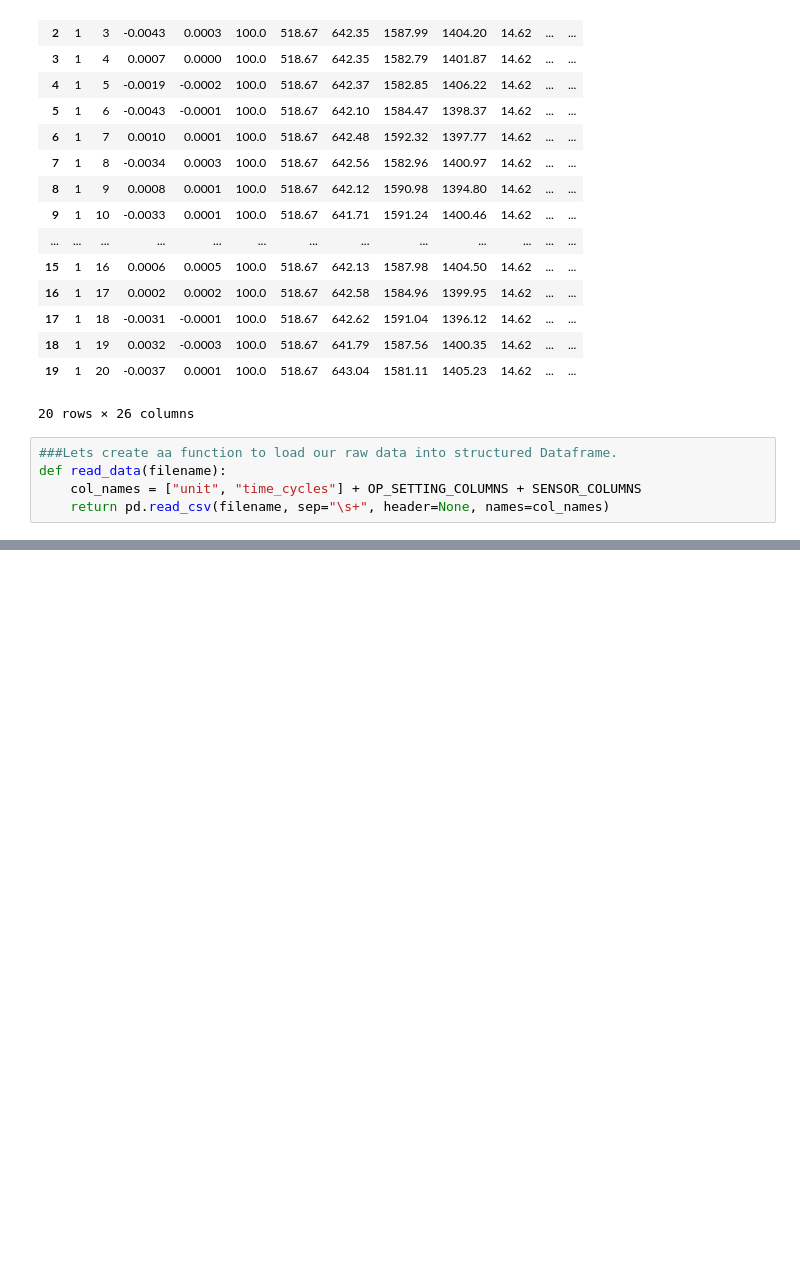
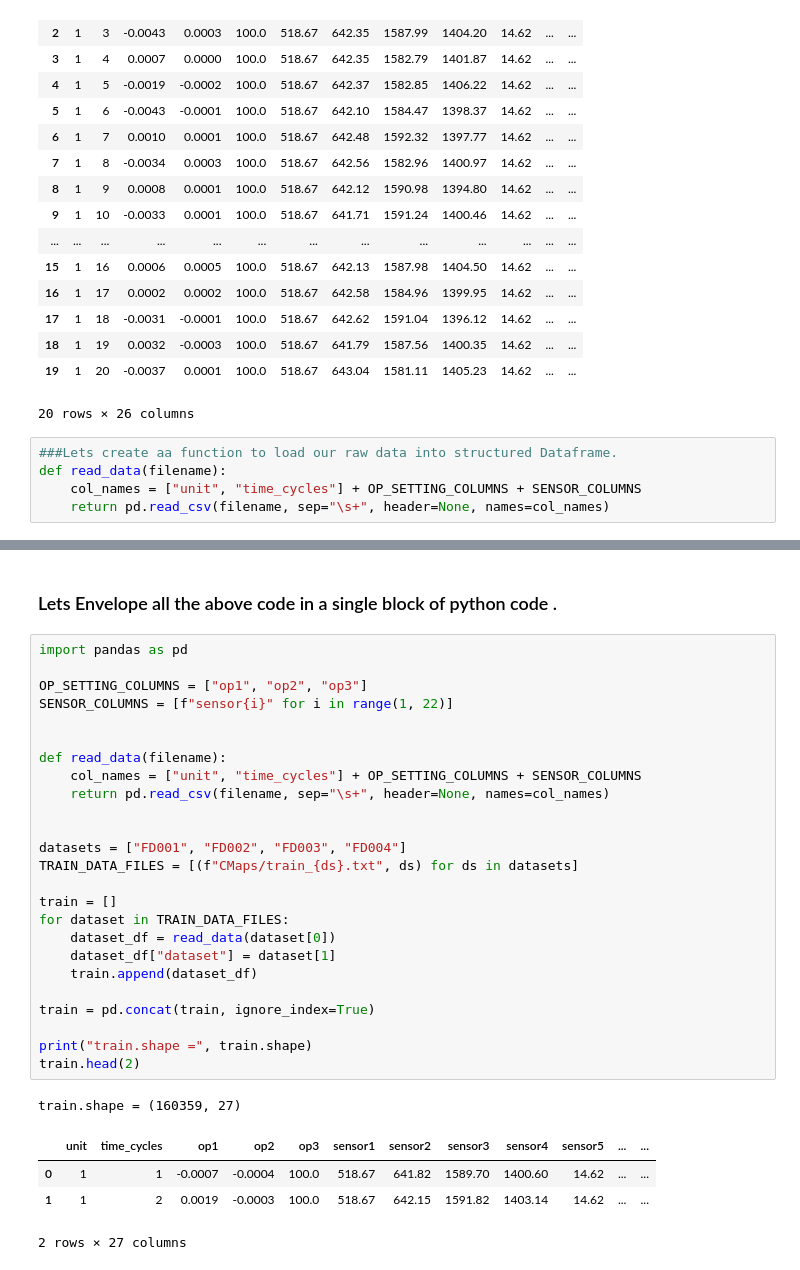
Before and after one commit to AmanSah17/Turbofan-Engine-Remaining_Useful_Life, a Jupyter notebook: raw_data.ipynb, the cells around one changed output, grey strips where cells are left out. Saved outputs shown, nothing was run; the diff lists cells and outputs as text; blank space fills up the shorter version.

```diff
--- a/raw_data.ipynb
+++ b/raw_data.ipynb
@@ -126,3 +127,36 @@ read_data("CMaps/train_FD001.txt")
 | 20629 | 100 | 199 | -0.0011 | 0.0003 | 100.0 | 518.67 | 643.23 | 1605.26 | ... |
 | 20630 | 100 | 200 | -0.0032 | -0.0005 | 100.0 | 518.67 | 643.85 | 1600.38 | ... |
 20631 rows × 26 columns
+# %% [markdown]
+### Lets Envelope all the above code in a single block of python code .
+# %%
+import pandas as pd
+
+OP_SETTING_COLUMNS = ["op1", "op2", "op3"]
+SENSOR_COLUMNS = [f"sensor{i}" for i in range(1, 22)]
+
+
+def read_data(filename):
+    col_names = ["unit", "time_cycles"] + OP_SETTING_COLUMNS + SENSOR_COLUMNS
+    return pd.read_csv(filename, sep="\s+", header=None, names=col_names)
+
+
+datasets = ["FD001", "FD002", "FD003", "FD004"]
+TRAIN_DATA_FILES = [(f"CMaps/train_{ds}.txt", ds) for ds in datasets]
+
+train = []
+for dataset in TRAIN_DATA_FILES:
+    dataset_df = read_data(dataset[0])
+    dataset_df["dataset"] = dataset[1]
+    train.append(dataset_df)
+
+train = pd.concat(train, ignore_index=True)
+
+print("train.shape =", train.shape)
+train.head(2)
+# %% [output]
+train.shape = (160359, 27)
+|  | unit | time_cycles | op1 | op2 | op3 | sensor1 | sensor2 | sensor3 | sensor4 | sensor5 | ... | ... |
+| 0 | 1 | 1 | -0.0007 | -0.0004 | 100.0 | 518.67 | 641.82 | 1589.70 | 1400.60 | 14.62 | ... | ... |
+| 1 | 1 | 2 | 0.0019 | -0.0003 | 100.0 | 518.67 | 642.15 | 1591.82 | 1403.14 | 14.62 | ... | ... |
+2 rows × 27 columns
```
Also changed, not shown: parts of 1 cell of this notebook.
